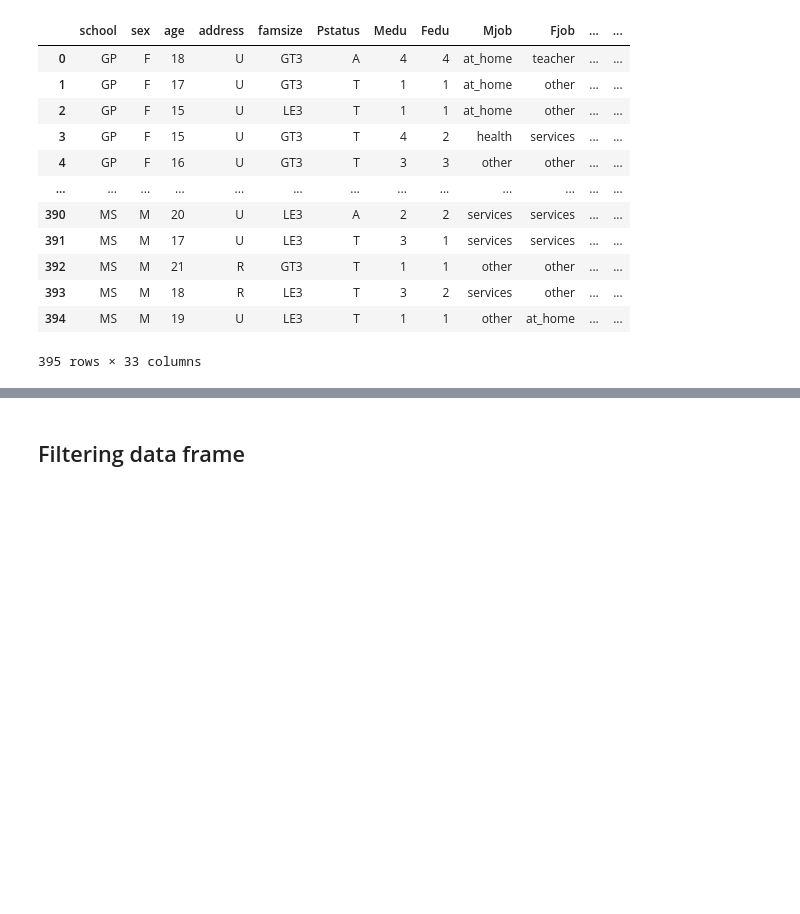
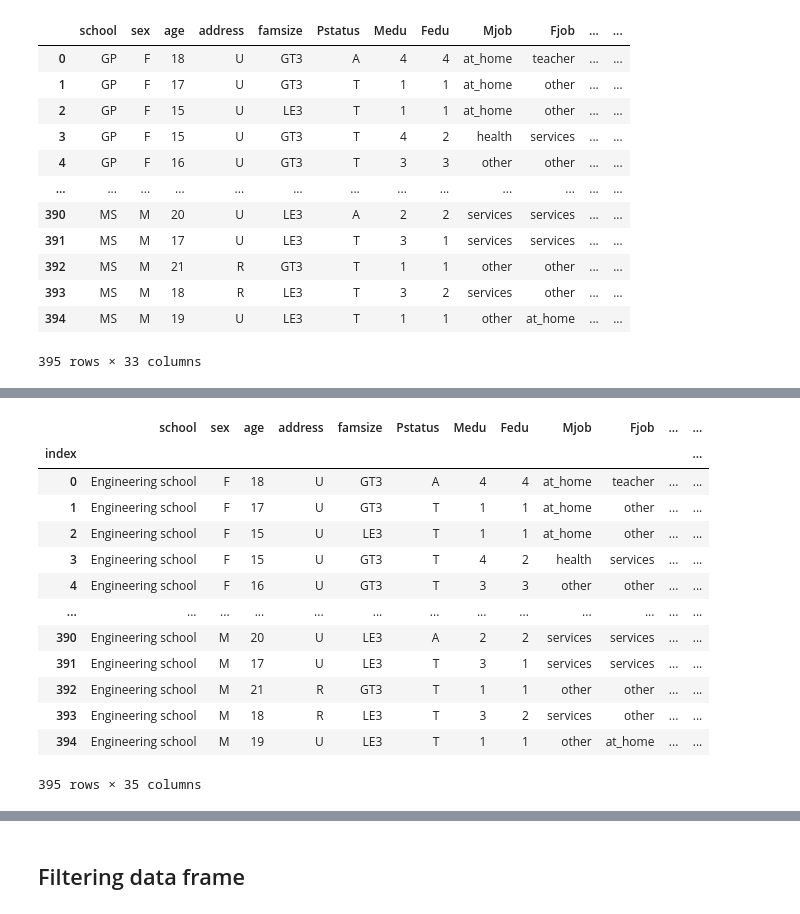
Before and after one commit to Segun228/Python_guides, a Jupyter notebook: t_pandas_guide/extended_pandas_guide.ipynb, the cells around one changed output, grey strips where cells are left out. Cells and saved outputs as stored; diff of their text form; code cells hidden in the pictures; blank space fills up the shorter version.

```diff
--- a/t_pandas_guide/extended_pandas_guide.ipynb
+++ b/t_pandas_guide/extended_pandas_guide.ipynb
@@ -251,0 +462,20 @@ df.iloc[3:6, 0:2]
+# %%
+df["school"] = "Engineering school"
+df[["new_column"]] = "some_info"
+df["new_new_column"] = df["age"]
+df
+# %% [output]
+|  | school | sex | age | address | famsize | Pstatus | Medu | Fedu | Mjob | Fjob | ... | ... |
+| index |  |  |  |  |  |  |  |  |  |  |  | ... |
+| 0 | Engineering school | F | 18 | U | GT3 | A | 4 | 4 | at_home | teacher | ... | ... |
+| 1 | Engineering school | F | 17 | U | GT3 | T | 1 | 1 | at_home | other | ... | ... |
+| 2 | Engineering school | F | 15 | U | LE3 | T | 1 | 1 | at_home | other | ... | ... |
+| 3 | Engineering school | F | 15 | U | GT3 | T | 4 | 2 | health | services | ... | ... |
+| 4 | Engineering school | F | 16 | U | GT3 | T | 3 | 3 | other | other | ... | ... |
+| ... | ... | ... | ... | ... | ... | ... | ... | ... | ... | ... | ... | ... |
+| 390 | Engineering school | M | 20 | U | LE3 | A | 2 | 2 | services | services | ... | ... |
+| 391 | Engineering school | M | 17 | U | LE3 | T | 3 | 1 | services | services | ... | ... |
+| 392 | Engineering school | M | 21 | R | GT3 | T | 1 | 1 | other | other | ... | ... |
+| 393 | Engineering school | M | 18 | R | LE3 | T | 3 | 2 | services | other | ... | ... |
+| 394 | Engineering school | M | 19 | U | LE3 | T | 1 | 1 | other | at_home | ... | ... |
+395 rows × 35 columns
```
Also changed, not shown: parts of 40 cells of this notebook.
